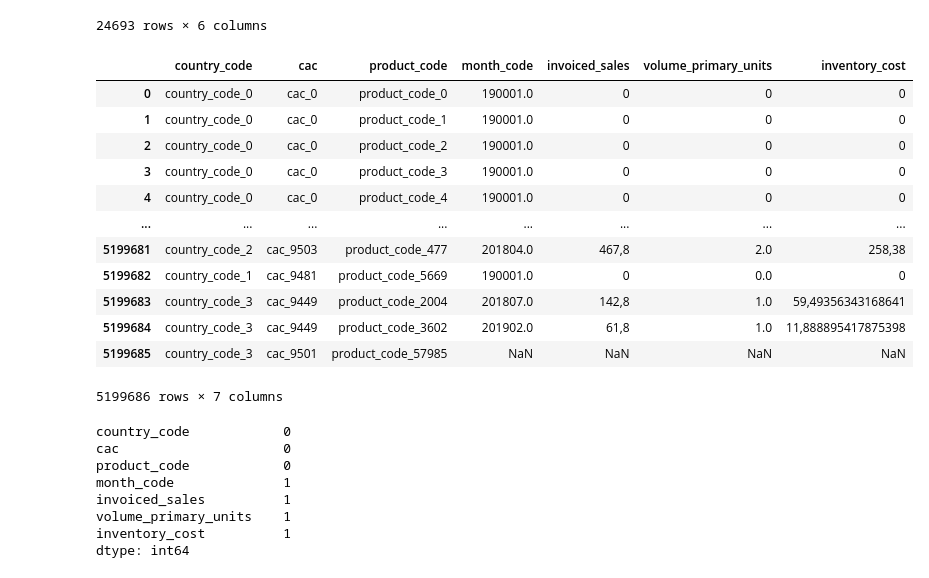
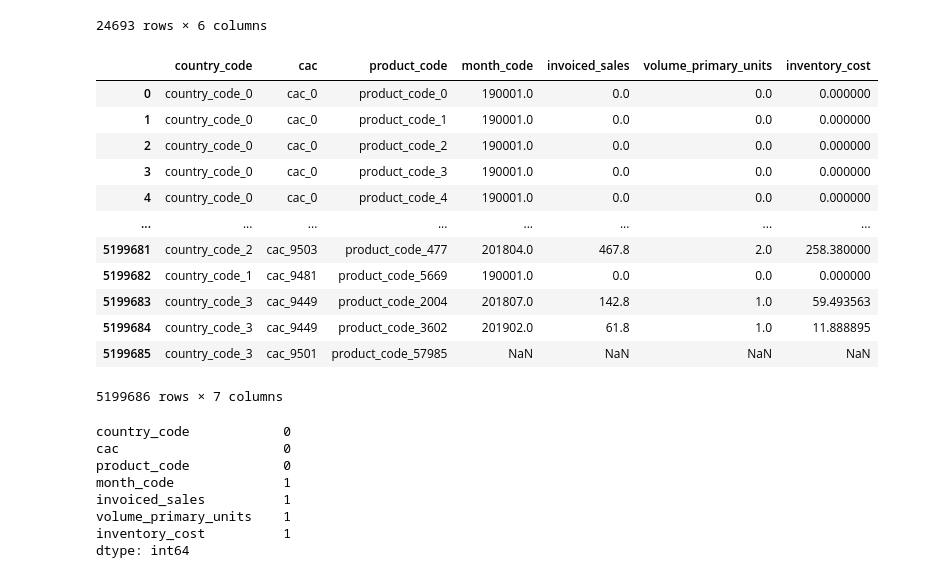
Before and after one commit to 20211048/edsb_2022_t1h, a Jupyter notebook: thiago.ipynb, the cells around one changed output. Drawn from its saved outputs; the diff is of its cells as text; code cells hidden in the pictures.

```diff
--- a/thiago.ipynb
+++ b/thiago.ipynb
@@ -20,20 +19,20 @@ prod
 | 24692 | bravo_ww_fran_name_3 | bravo_fran_name_16 | bravo_sub_fran_name_19 | bravo_major_name_22 | bravo_minor_name_49 | ... |
 24693 rows × 6 columns
 # %%
-stock = pd.read_csv('../../stock.csv')
+stock = pd.read_csv('../../stock.csv',decimal=",")
 stock
 # %% [output]
 |  | country_code | cac | product_code | month_code | invoiced_sales | volume_primary_units | inventory_cost |
-| 0 | country_code_0 | cac_0 | product_code_0 | 190001.0 | 0 | 0 | 0 |
-| 1 | country_code_0 | cac_0 | product_code_1 | 190001.0 | 0 | 0 | 0 |
-| 2 | country_code_0 | cac_0 | product_code_2 | 190001.0 | 0 | 0 | 0 |
-| 3 | country_code_0 | cac_0 | product_code_3 | 190001.0 | 0 | 0 | 0 |
-| 4 | country_code_0 | cac_0 | product_code_4 | 190001.0 | 0 | 0 | 0 |
+| 0 | country_code_0 | cac_0 | product_code_0 | 190001.0 | 0.0 | 0.0 | 0.000000 |
+| 1 | country_code_0 | cac_0 | product_code_1 | 190001.0 | 0.0 | 0.0 | 0.000000 |
+| 2 | country_code_0 | cac_0 | product_code_2 | 190001.0 | 0.0 | 0.0 | 0.000000 |
+| 3 | country_code_0 | cac_0 | product_code_3 | 190001.0 | 0.0 | 0.0 | 0.000000 |
+| 4 | country_code_0 | cac_0 | product_code_4 | 190001.0 | 0.0 | 0.0 | 0.000000 |
 | ... | ... | ... | ... | ... | ... | ... | ... |
-| 5199681 | country_code_2 | cac_9503 | product_code_477 | 201804.0 | 467,8 | 2.0 | 258,38 |
-| 5199682 | country_code_1 | cac_9481 | product_code_5669 | 190001.0 | 0 | 0.0 | 0 |
-| 5199683 | country_code_3 | cac_9449 | product_code_2004 | 201807.0 | 142,8 | 1.0 | 59,49356343168641 |
-| 5199684 | country_code_3 | cac_9449 | product_code_3602 | 201902.0 | 61,8 | 1.0 | 11,888895417875398 |
+| 5199681 | country_code_2 | cac_9503 | product_code_477 | 201804.0 | 467.8 | 2.0 | 258.380000 |
+| 5199682 | country_code_1 | cac_9481 | product_code_5669 | 190001.0 | 0.0 | 0.0 | 0.000000 |
+| 5199683 | country_code_3 | cac_9449 | product_code_2004 | 201807.0 | 142.8 | 1.0 | 59.493563 |
+| 5199684 | country_code_3 | cac_9449 | product_code_3602 | 201902.0 | 61.8 | 1.0 | 11.888895 |
 | 5199685 | country_code_3 | cac_9501 | product_code_57985 | NaN | NaN | NaN | NaN |
 5199686 rows × 7 columns
 # %%
```
Also changed, not shown: parts of 21 cells of this notebook.
